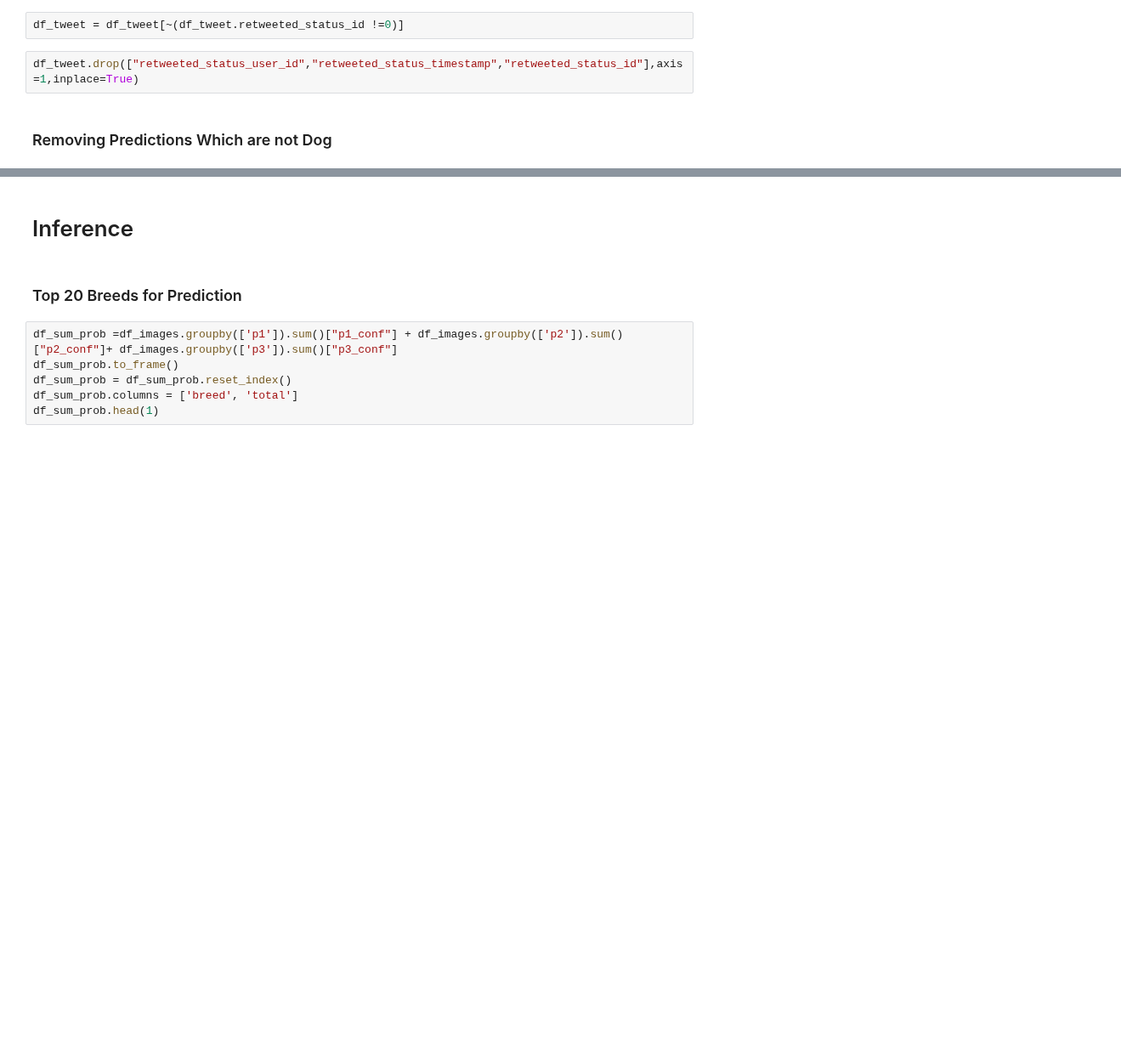
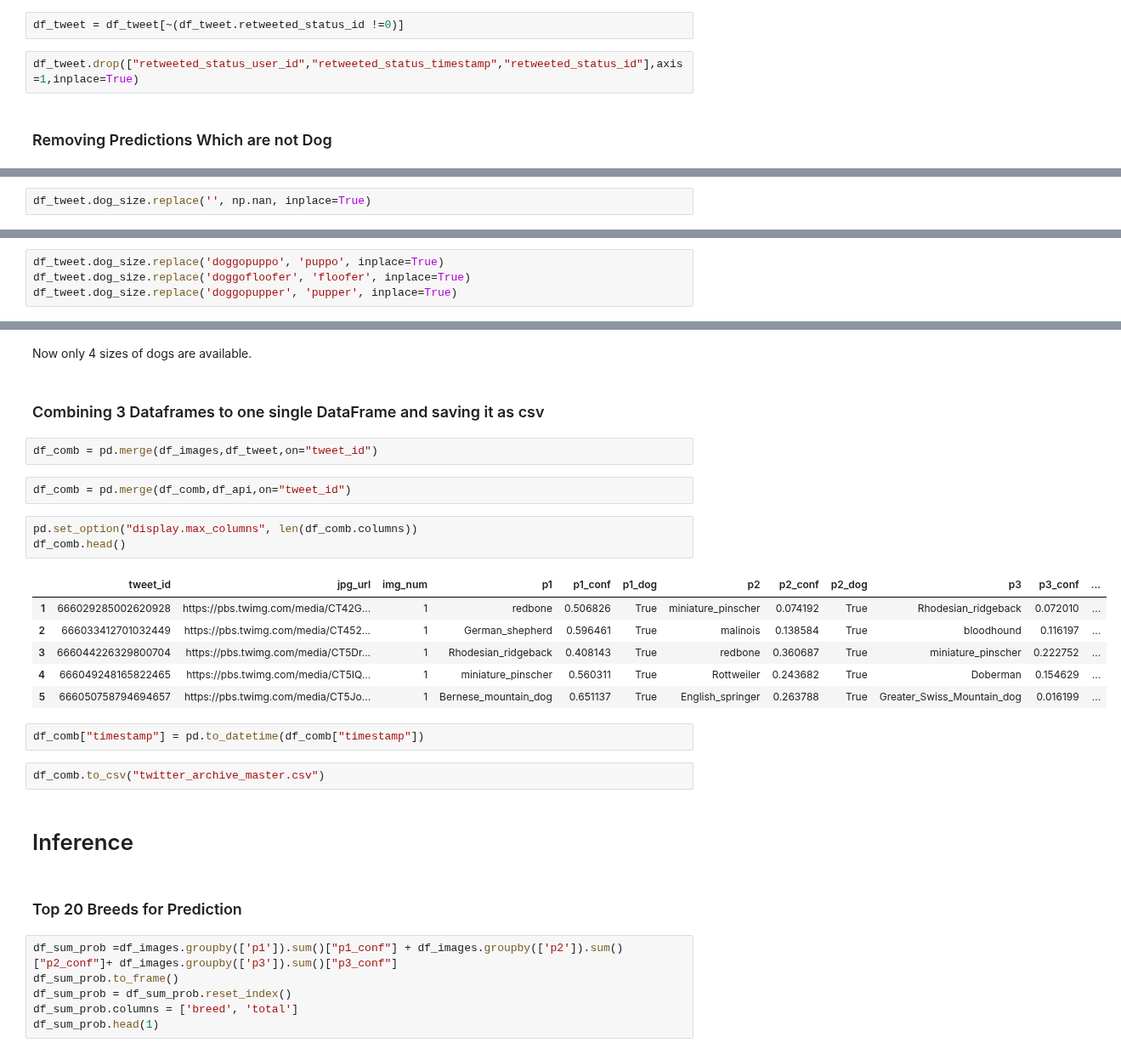
Before and after one commit to abhiksark/Udacity-DataAnalyst-Nanodegree, a Jupyter notebook: twitter/twitter_final.ipynb, the cells around one changed output, grey strips where cells are left out. Shown at 85% size. Drawn from its saved outputs; the diff is of its cells as text; blank space fills up the shorter version.

```diff
--- a/twitter/twitter_final.ipynb
+++ b/twitter/twitter_final.ipynb
@@ -640,0 +674,2 @@ df_images = df_images[~(df_images.p1_dog)]
+# %%
+df_tweet.dog_size.replace('', np.nan, inplace=True)
@@ -640,0 +685,4 @@ df_images = df_images[~(df_images.p1_dog)]
+# %%
+df_tweet.dog_size.replace('doggopuppo', 'puppo', inplace=True)
+df_tweet.dog_size.replace('doggofloofer', 'floofer', inplace=True)
+df_tweet.dog_size.replace('doggopupper', 'pupper', inplace=True)
@@ -641,3 +706,25 @@ df_images = df_images[~(df_images.p1_dog)]
+# %% [markdown]
+Now only 4 sizes of dogs are available.
+# %% [markdown]
+### Combining 3 Dataframes to one single DataFrame and saving it as csv
+# %%
+df_comb = pd.merge(df_images,df_tweet,on="tweet_id")
+# %%
+df_comb = pd.merge(df_comb,df_api,on="tweet_id")
+# %%
+pd.set_option("display.max_columns", len(df_comb.columns))
+df_comb.head()
+# %% [output]
+|  | tweet_id | jpg_url | img_num | p1 | p1_conf | p1_dog | p2 | p2_conf | p2_dog | p3 | p3_conf | ... |
+| 1 | 666029285002620928 | https://pbs.twimg.com/media/CT42G... | 1 | redbone | 0.506826 | True | miniature_pinscher | 0.074192 | True | Rhodesian_ridgeback | 0.072010 | ... |
+| 2 | 666033412701032449 | https://pbs.twimg.com/media/CT452... | 1 | German_shepherd | 0.596461 | True | malinois | 0.138584 | True | bloodhound | 0.116197 | ... |
+| 3 | 666044226329800704 | https://pbs.twimg.com/media/CT5Dr... | 1 | Rhodesian_ridgeback | 0.408143 | True | redbone | 0.360687 | True | miniature_pinscher | 0.222752 | ... |
+| 4 | 666049248165822465 | https://pbs.twimg.com/media/CT5IQ... | 1 | miniature_pinscher | 0.560311 | True | Rottweiler | 0.243682 | True | Doberman | 0.154629 | ... |
+| 5 | 666050758794694657 | https://pbs.twimg.com/media/CT5Jo... | 1 | Bernese_mountain_dog | 0.651137 | True | English_springer | 0.263788 | True | Greater_Swiss_Mountain_dog | 0.016199 | ... |
+# %%
+df_comb["timestamp"] = pd.to_datetime(df_comb["timestamp"])
+# %%
+df_comb.to_csv("twitter_archive_master.csv")
 # %% [markdown]
 # Inference
 # %% [markdown]
```
Also changed, not shown: parts of 33 cells of this notebook, 1 other file.
